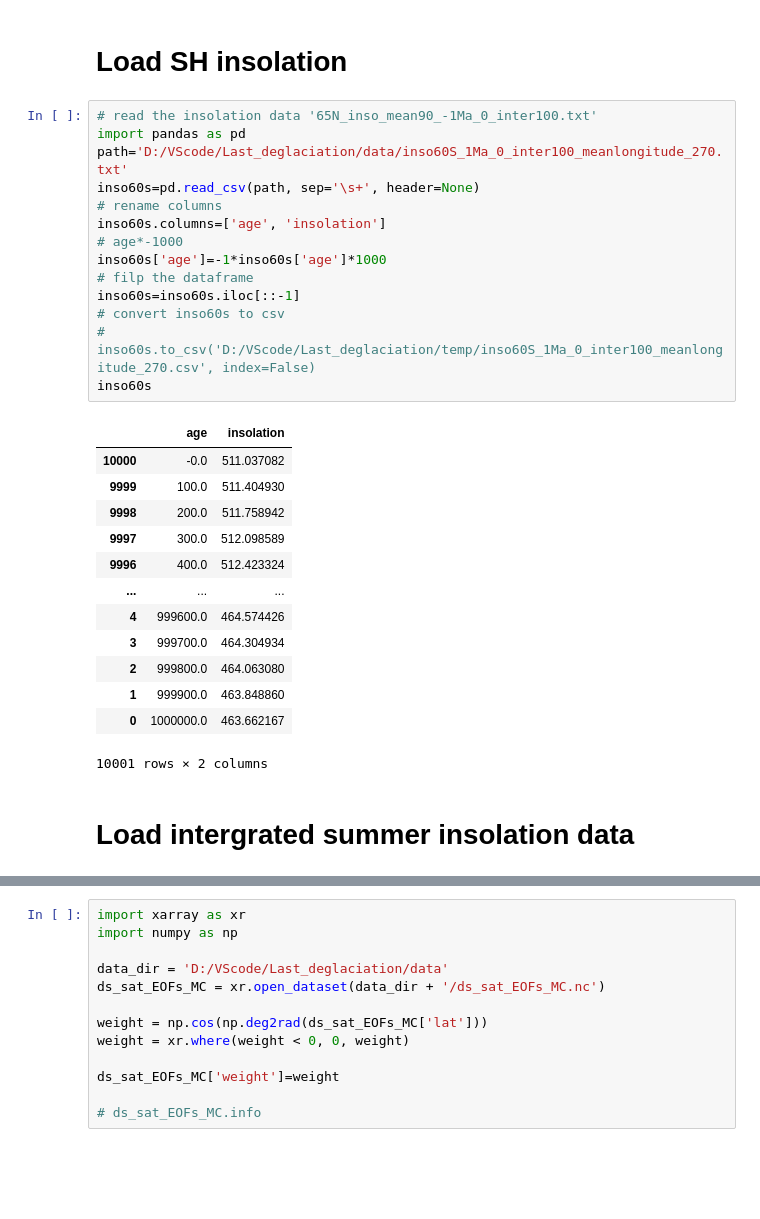
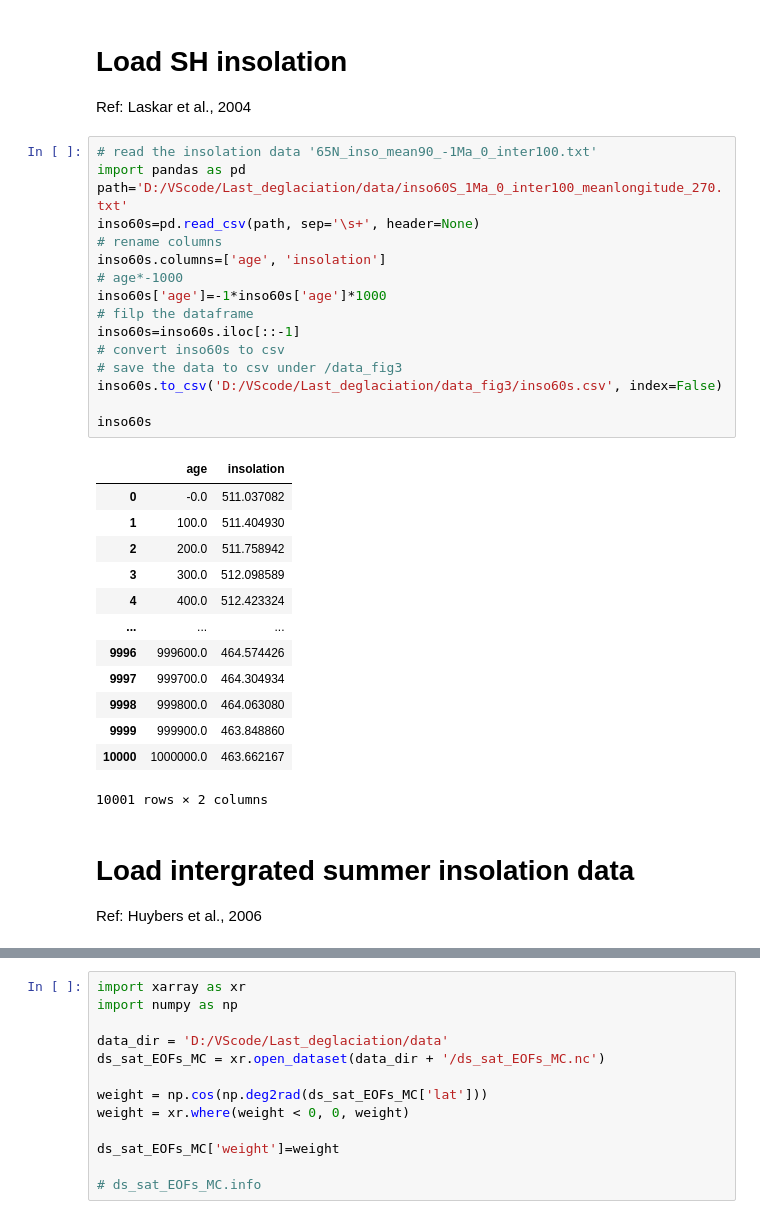
Before and after one commit to Peisong-Zheng/Last_deglaciation, a Jupyter notebook: Figure3_v4.ipynb, the cells around one changed output, grey strips where cells are left out. Cells and saved outputs as stored; diff of their text form; blank space fills up the shorter version.

```diff
--- a/Figure3_v4.ipynb
+++ b/Figure3_v4.ipynb
@@ -1,35 +1,39 @@
 # %% [markdown]
 # Load SH insolation
+Ref: Laskar et al., 2004
 # %%
 # read the insolation data '65N_inso_mean90_-1Ma_0_inter100.txt'
 import pandas as pd
 path='D:/VScode/Last_deglaciation/data/inso60S_1Ma_0_inter100_meanlongitude_270.txt'
 inso60s=pd.read_csv(path, sep='\s+', header=None)
 # rename columns
 inso60s.columns=['age', 'insolation']
 # age*-1000
 inso60s['age']=-1*inso60s['age']*1000
 # filp the dataframe
 inso60s=inso60s.iloc[::-1]
 # convert inso60s to csv
-# inso60s.to_csv('D:/VScode/Last_deglaciation/temp/inso60S_1Ma_0_inter100_meanlongitude_270.csv', index=False)
+# save the data to csv under /data_fig3
+inso60s.to_csv('D:/VScode/Last_deglaciation/data_fig3/inso60s.csv', index=False)
+
 inso60s
 # %% [output]
 |  | age | insolation |
-| 10000 | -0.0 | 511.037082 |
-| 9999 | 100.0 | 511.404930 |
-| 9998 | 200.0 | 511.758942 |
-| 9997 | 300.0 | 512.098589 |
-| 9996 | 400.0 | 512.423324 |
+| 0 | -0.0 | 511.037082 |
+| 1 | 100.0 | 511.404930 |
+| 2 | 200.0 | 511.758942 |
+| 3 | 300.0 | 512.098589 |
+| 4 | 400.0 | 512.423324 |
 | ... | ... | ... |
-| 4 | 999600.0 | 464.574426 |
-| 3 | 999700.0 | 464.304934 |
-| 2 | 999800.0 | 464.063080 |
-| 1 | 999900.0 | 463.848860 |
-| 0 | 1000000.0 | 463.662167 |
+| 9996 | 999600.0 | 464.574426 |
+| 9997 | 999700.0 | 464.304934 |
+| 9998 | 999800.0 | 464.063080 |
+| 9999 | 999900.0 | 463.848860 |
+| 10000 | 1000000.0 | 463.662167 |
 10001 rows × 2 columns
 # %% [markdown]
 # Load intergrated summer insolation data
+Ref: Huybers et al., 2006
 # %%
 path='D:/VScode/Last_deglaciation/data_fig3/'
 
```
Also changed, not shown: parts of 24 cells of this notebook, 21 other files.
